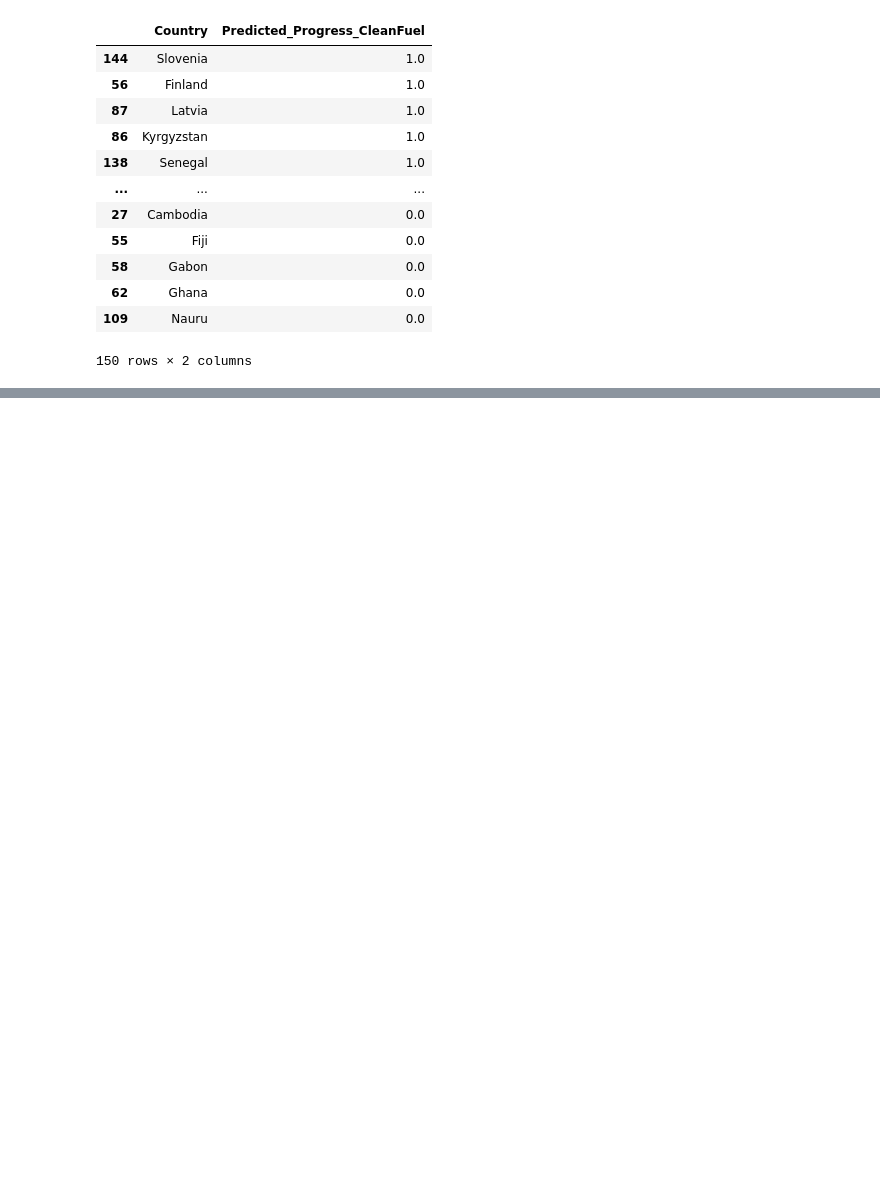
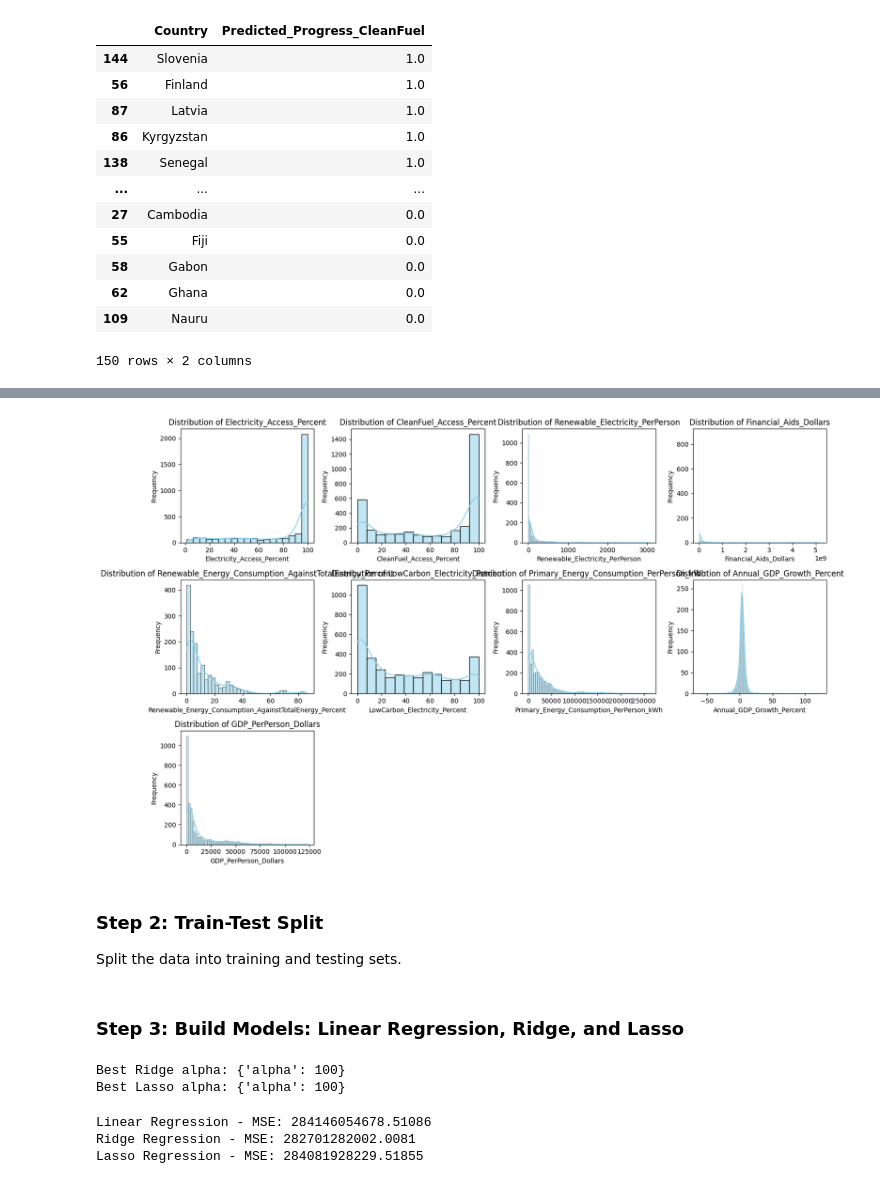
Before and after one commit to aojah1/sdg7, a Jupyter notebook: sustainability.ipynb, the cells around one changed output, grey strips where cells are left out. Saved outputs shown, nothing was run; the diff lists cells and outputs as text; code cells hidden in the pictures; blank space fills up the shorter version.

```diff
--- a/sustainability.ipynb
+++ b/sustainability.ipynb
@@ -1473,0 +1261,20 @@ NameError: name 'model_fit' is not defined
+# %%
+# Set up the plot
+plt.figure(figsize=(15, 10))
+
+# Loop over each feature to plot its distribution
+for i, feature in enumerate(features, 1):
+    plt.subplot(3, 4, i)
+    sns.histplot(df_key_features[feature], kde=True, color='skyblue')
+    plt.title(f'Distribution of {feature}')
+    plt.xlabel(feature)
+    plt.ylabel('Frequency')
+
+plt.tight_layout()
+plt.savefig('images/co2_regression_data_dist.jpg')
+plt.show()
+# %% [output]
+[figure, added]
+# %% [markdown]
+### Step 2: Train-Test Split
+Split the data into training and testing sets.
@@ -1473,0 +1301,60 @@ NameError: name 'model_fit' is not defined
+# %% [markdown]
+### Step 3: Build Models: Linear Regression, Ridge, and Lasso
+# %%
+# Perfrom GridSearch on Ridge and Lasso to find the best hyperparameters.
+
+# Define the parameter grid for Ridge and Lasso
+ridge_params = {'alpha': [0.01, 0.1, 1, 10, 100]}
+lasso_params = {'alpha': [0.01, 0.1, 1, 10, 100]}
+
+# Initialize Ridge and Lasso models
+ridge = Ridge()
+lasso = Lasso()
+
+# Apply GridSearchCV with Cross Validation = 5, to find the best Ridge parameters
+ridge_grid = GridSearchCV(ridge, ridge_params, cv=5, scoring='neg_mean_squared_error')
+ridge_grid.fit(X_train, y_train)
+
+# Apply GridSearchCV to find the best Lasso parameters
+lasso_grid = GridSearchCV(lasso, lasso_params, cv=5, scoring='neg_mean_squared_error')
+lasso_grid.fit(X_train, y_train)
+
+# Get the best parameters for both Ridge and Lasso
+print("Best Ridge alpha:", ridge_grid.best_params_)
+print("Best Lasso alpha:", lasso_grid.best_params_)
+# %% [output]
+Best Ridge alpha: {'alpha': 100}
+Best Lasso alpha: {'alpha': 100}
+# %%
+from sklearn.linear_model import LinearRegression, Ridge, Lasso
+from sklearn.metrics import mean_squared_error
+
+# Initialize the models and use parameter base on GridSearch from above
+lr = LinearRegression()
+ridge = Ridge(alpha=100)
+lasso = Lasso(alpha=100)
+
+# Fit the models
+lr.fit(X_train, y_train)
+ridge.fit(X_train, y_train)
+lasso.fit(X_train, y_train)
+
+# Predict on the test set
+y_pred_lr = lr.predict(X_test)
+y_pred_ridge = ridge.predict(X_test)
+y_pred_lasso = lasso.predict(X_test)
+
+# Calculate the mean squared error for each model
+mse_lr = mean_squared_error(y_test, y_pred_lr)
+
+mse_ridge = mean_squared_error(y_test, y_pred_ridge)
+
+mse_lasso = mean_squared_error(y_test, y_pred_lasso)
+
+print(f'Linear Regression - MSE: {mse_lr}')
+print(f'Ridge Regression - MSE: {mse_ridge}')
+print(f'Lasso Regression - MSE: {mse_lasso}')
+# %% [output]
+Linear Regression - MSE: 284146054678.51086
+Ridge Regression - MSE: 282701282002.0081
+Lasso Regression - MSE: 284081928229.51855
```
Also changed, not shown: parts of 50 cells of this notebook, 4 other files.
